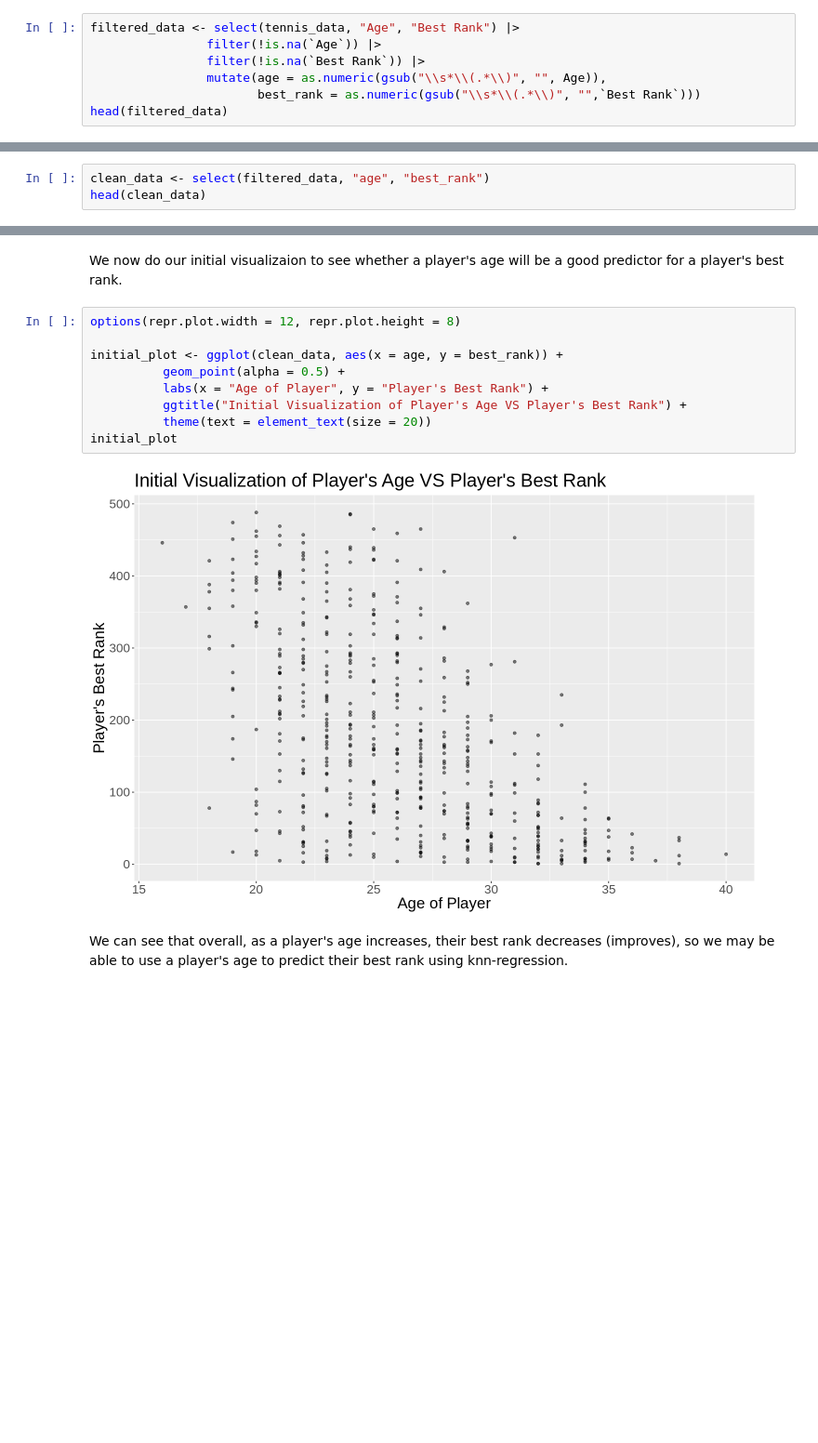
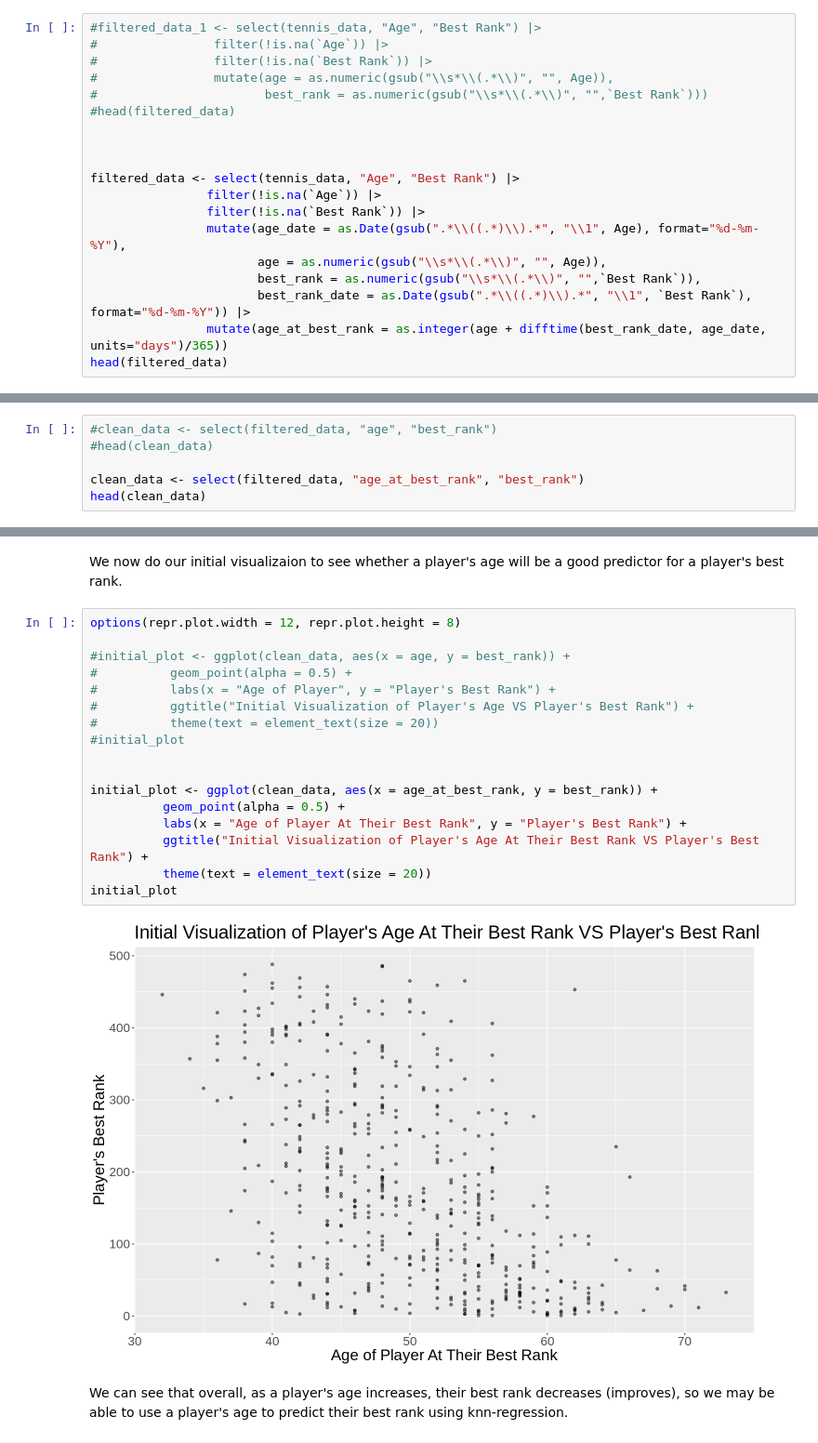
Before and after one commit to racheldemello/dsci-100-2023w-group39-007, a Jupyter notebook: ProjectReport.ipynb, the cells around one changed output, grey strips where cells are left out. Shown at 93% size. Drawn from its saved outputs; the diff is of its cells as text; blank space fills up the shorter version.

Commit message:
With age_at_best_rank

```diff
--- a/ProjectReport.ipynb
+++ b/ProjectReport.ipynb
@@ -44,10 +44,22 @@ A tibble: 6 × 38
 # %% [markdown]
 Next, we create two new columns named "age" and "best_rank", which contain just the numeric value of the variable, and we filter out any missing values. We then store the result into a variable named "filtered_data".
 # %%
+#filtered_data_1 <- select(tennis_data, "Age", "Best Rank") |>
+#                filter(!is.na(`Age`)) |>
+#                filter(!is.na(`Best Rank`)) |>
+#                mutate(age = as.numeric(gsub("\\s*\\(.*\\)", "", Age)),
+#                       best_rank = as.numeric(gsub("\\s*\\(.*\\)", "",`Best Rank`)))
+#head(filtered_data)
+
+
+
 filtered_data <- select(tennis_data, "Age", "Best Rank") |>
                 filter(!is.na(`Age`)) |>
                 filter(!is.na(`Best Rank`)) |>
-                mutate(age = as.numeric(gsub("\\s*\\(.*\\)", "", Age)),
-                       best_rank = as.numeric(gsub("\\s*\\(.*\\)", "",`Best Rank`)))
+                mutate(age_date = as.Date(gsub(".*\\((.*)\\).*", "\\1", Age), format="%d-%m-%Y"),
+                       age = as.numeric(gsub("\\s*\\(.*\\)", "", Age)),
+                       best_rank = as.numeric(gsub("\\s*\\(.*\\)", "",`Best Rank`)),
+                       best_rank_date = as.Date(gsub(".*\\((.*)\\).*", "\\1", `Best Rank`), format="%d-%m-%Y")) |>
+                mutate(age_at_best_rank = as.integer(age + difftime(best_rank_date, age_date, units="days")/365))
 head(filtered_data)
 # %% [output]
@@ -63,7 +75,10 @@ A tibble: 6 × 4
 # %% [markdown]
 We now select the age and best_rank columns from "filtered_data" that just contain the numeric value, and store them into a variable called "clean_data".
 # %%
-clean_data <- select(filtered_data, "age", "best_rank")
+#clean_data <- select(filtered_data, "age", "best_rank")
+#head(clean_data)
+
+clean_data <- select(filtered_data, "age_at_best_rank", "best_rank")
 head(clean_data)
 # %% [output]
 A tibble: 6 × 2
@@ -80,14 +95,22 @@ We now do our initial visualizaion to see whether a player's age will be a good
 # %%
 options(repr.plot.width = 12, repr.plot.height = 8)
 
-initial_plot <- ggplot(clean_data, aes(x = age, y = best_rank)) +
+#initial_plot <- ggplot(clean_data, aes(x = age, y = best_rank)) +
+#          geom_point(alpha = 0.5) +
+#          labs(x = "Age of Player", y = "Player's Best Rank") +
+#          ggtitle("Initial Visualization of Player's Age VS Player's Best Rank") +
+#          theme(text = element_text(size = 20))
+#initial_plot
+
+
+initial_plot <- ggplot(clean_data, aes(x = age_at_best_rank, y = best_rank)) +
           geom_point(alpha = 0.5) +
-          labs(x = "Age of Player", y = "Player's Best Rank") +
-          ggtitle("Initial Visualization of Player's Age VS Player's Best Rank") +
+          labs(x = "Age of Player At Their Best Rank", y = "Player's Best Rank") +
+          ggtitle("Initial Visualization of Player's Age At Their Best Rank VS Player's Best Rank") +
           theme(text = element_text(size = 20))
 initial_plot
 # %% [output]
-[figure, old version]
+[figure, new version]
 # %% [markdown]
 We can see that overall, as a player's age increases, their best rank decreases (improves), so we may be able to use a player's age to predict their best rank using knn-regression.
 # %% [markdown]
```
Also changed, not shown: parts of 4 cells of this notebook.
